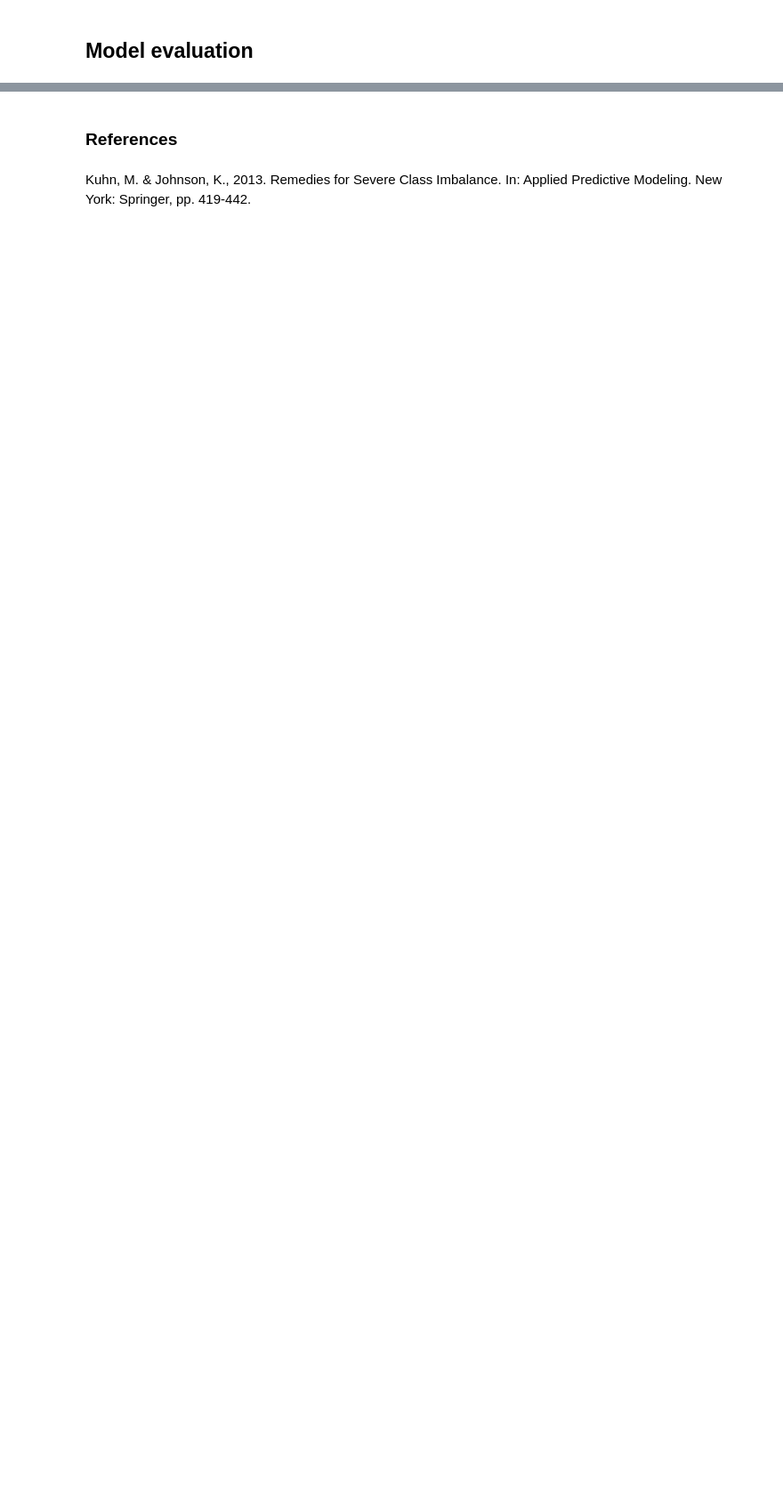
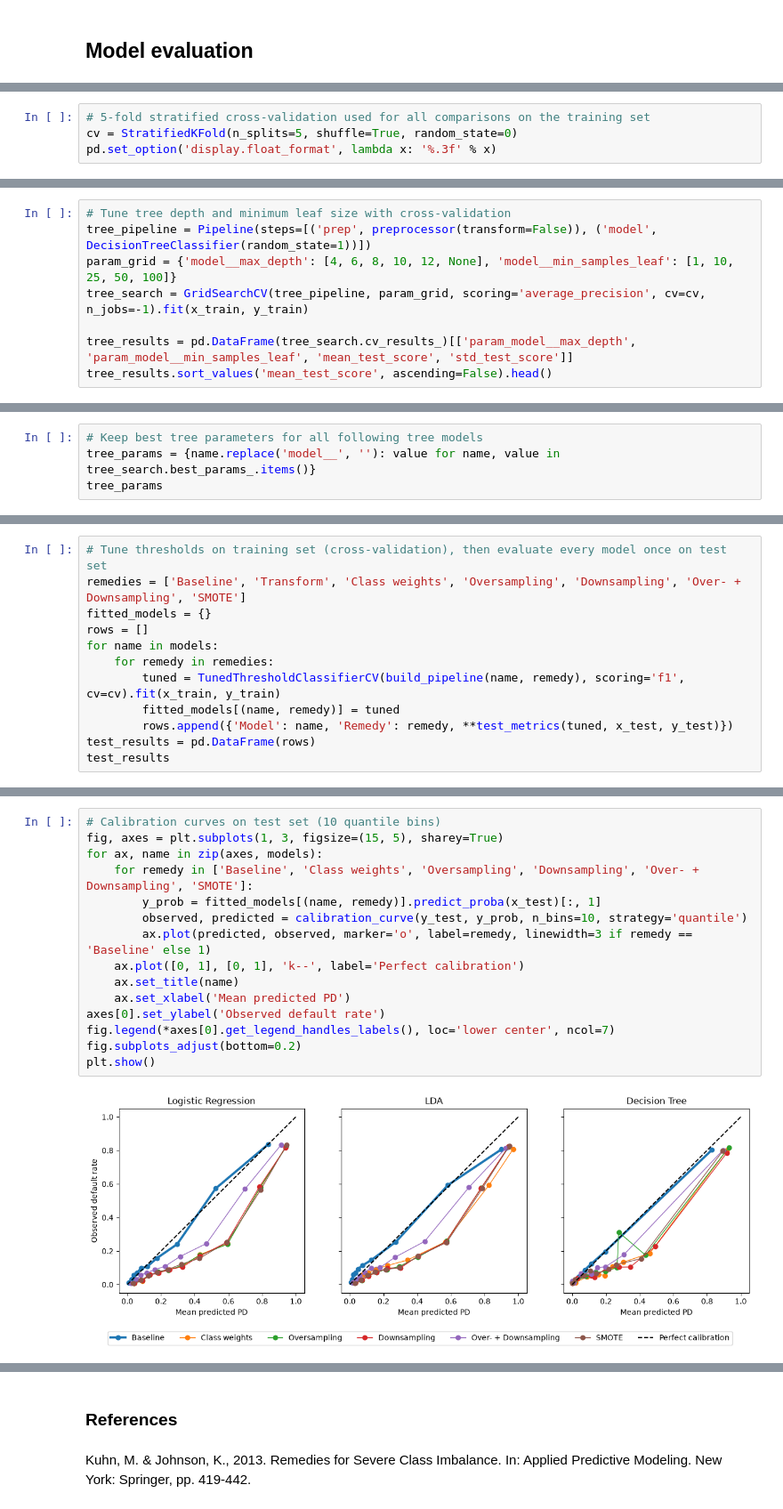
Before and after one commit to DamienMuller/Credit-default-prediction, a Jupyter notebook: Loan_prediction.ipynb, the cells around one changed output, grey strips where cells are left out. Shown at 89% size. Cells and saved outputs as stored; diff of their text form; blank space fills up the shorter version.

```diff
--- a/Loan_prediction.ipynb
+++ b/Loan_prediction.ipynb
@@ -913,0 +259,4 @@ Specificity CART: 0.9083055173767917
+# %%
+# 5-fold stratified cross-validation used for all comparisons on the training set
+cv = StratifiedKFold(n_splits=5, shuffle=True, random_state=0)
+pd.set_option('display.float_format', lambda x: '%.3f' % x)
@@ -913,0 +293,8 @@ Specificity CART: 0.9083055173767917
+# %%
+# Tune tree depth and minimum leaf size with cross-validation
+tree_pipeline = Pipeline(steps=[('prep', preprocessor(transform=False)), ('model', DecisionTreeClassifier(random_state=1))])
+param_grid = {'model__max_depth': [4, 6, 8, 10, 12, None], 'model__min_samples_leaf': [1, 10, 25, 50, 100]}
+tree_search = GridSearchCV(tree_pipeline, param_grid, scoring='average_precision', cv=cv, n_jobs=-1).fit(x_train, y_train)
+
+tree_results = pd.DataFrame(tree_search.cv_results_)[['param_model__max_depth', 'param_model__min_samples_leaf', 'mean_test_score', 'std_test_score']]
+tree_results.sort_values('mean_test_score', ascending=False).head()
@@ -913,0 +314,4 @@ Specificity CART: 0.9083055173767917
+# %%
+# Keep best tree parameters for all following tree models
+tree_params = {name.replace('model__', ''): value for name, value in tree_search.best_params_.items()}
+tree_params
@@ -913,0 +577,12 @@ Specificity CART: 0.9083055173767917
+# %%
+# Tune thresholds on training set (cross-validation), then evaluate every model once on test set
+remedies = ['Baseline', 'Transform', 'Class weights', 'Oversampling', 'Downsampling', 'Over- + Downsampling', 'SMOTE']
+fitted_models = {}
+rows = []
+for name in models:
+    for remedy in remedies:
+        tuned = TunedThresholdClassifierCV(build_pipeline(name, remedy), scoring='f1', cv=cv).fit(x_train, y_train)
+        fitted_models[(name, remedy)] = tuned
+        rows.append({'Model': name, 'Remedy': remedy, **test_metrics(tuned, x_test, y_test)})
+test_results = pd.DataFrame(rows)
+test_results
@@ -913,0 +648,17 @@ Specificity CART: 0.9083055173767917
+# %%
+# Calibration curves on test set (10 quantile bins)
+fig, axes = plt.subplots(1, 3, figsize=(15, 5), sharey=True)
+for ax, name in zip(axes, models):
+    for remedy in ['Baseline', 'Class weights', 'Oversampling', 'Downsampling', 'Over- + Downsampling', 'SMOTE']:
+        y_prob = fitted_models[(name, remedy)].predict_proba(x_test)[:, 1]
+        observed, predicted = calibration_curve(y_test, y_prob, n_bins=10, strategy='quantile')
+        ax.plot(predicted, observed, marker='o', label=remedy, linewidth=3 if remedy == 'Baseline' else 1)
+    ax.plot([0, 1], [0, 1], 'k--', label='Perfect calibration')
+    ax.set_title(name)
+    ax.set_xlabel('Mean predicted PD')
+axes[0].set_ylabel('Observed default rate')
+fig.legend(*axes[0].get_legend_handles_labels(), loc='lower center', ncol=7)
+fig.subplots_adjust(bottom=0.2)
+plt.show()
+# %% [output]
+[figure, added]
```
Also changed, not shown: parts of 112 cells of this notebook, 19 other files.
